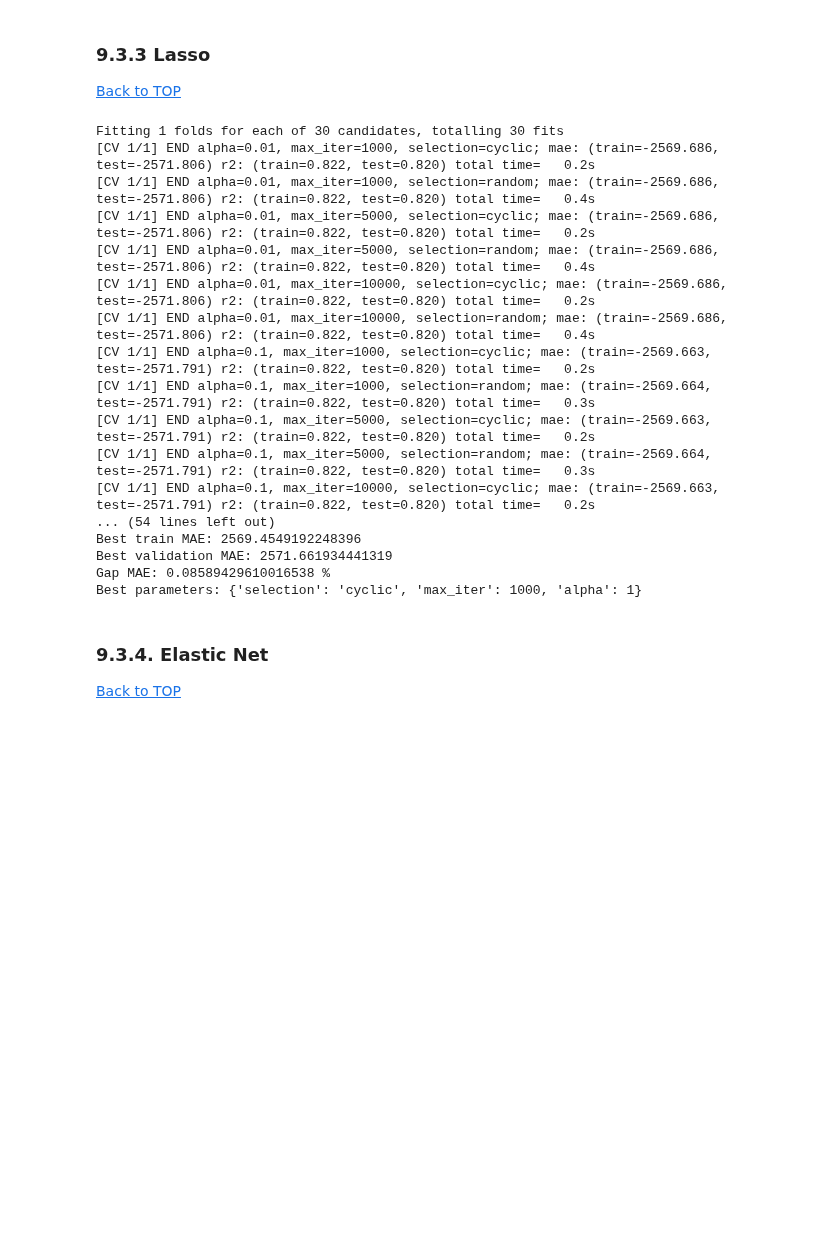
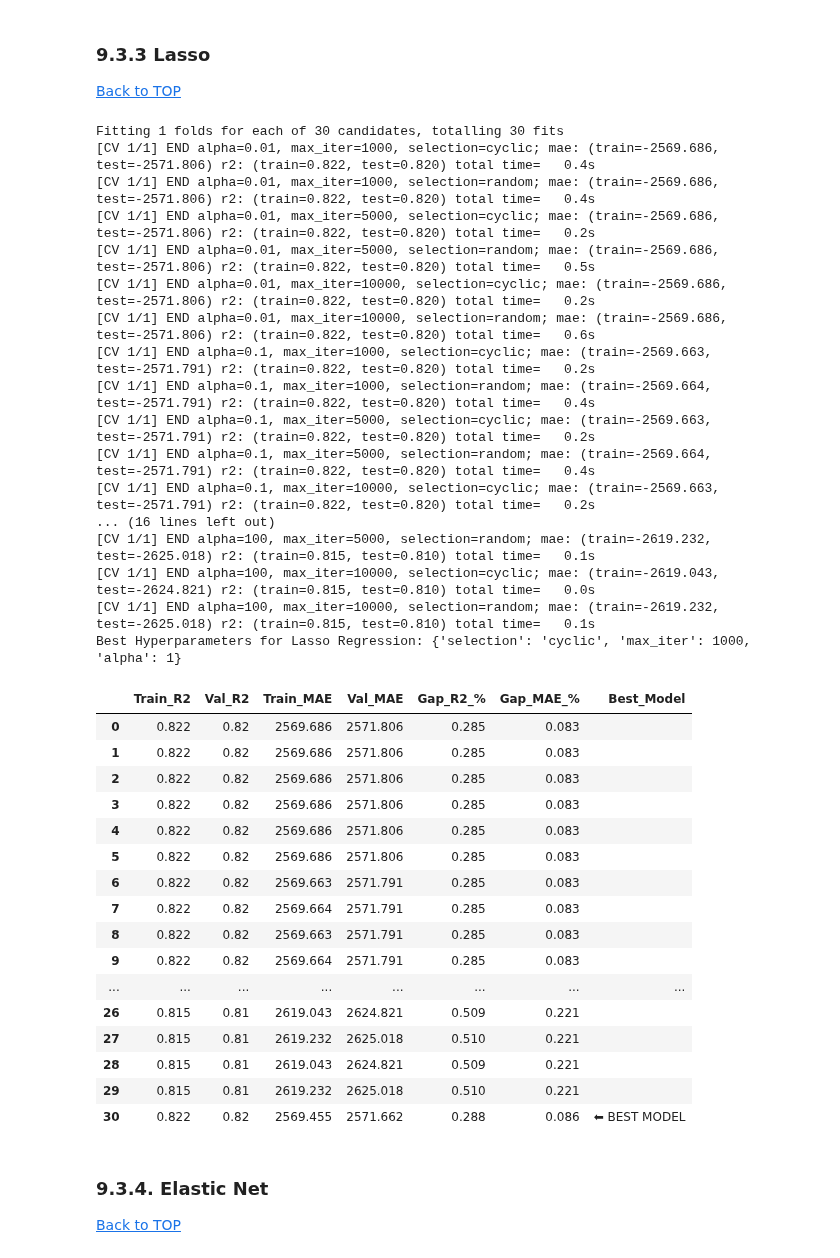
Before and after one commit to mariamiguel720/Machine-Learning-Project-25-26, a Jupyter notebook: ENTREGA FINAL/notebooks/Notebook_Compilado_Maria.ipynb, the cells around one changed output. Cells and saved outputs as stored; diff of their text form; code cells hidden in the pictures; blank space fills up the shorter version.

```diff
--- a/ENTREGA FINAL/notebooks/Notebook_Compilado_Maria.ipynb
+++ b/ENTREGA FINAL/notebooks/Notebook_Compilado_Maria.ipynb
@@ -1076,44 +1091,63 @@ Best parameters: {'solver': 'auto', 'alpha': 100}
 # Lasso Regression with Randomized Search CV
 model_lasso = Lasso(random_state=42)
 
 # Define parameter grid for Lasso Regression
 param_grid_lasso = {
     "alpha": [0.01, 0.1, 1, 10, 100],
     "max_iter": [1000, 5000, 10000],
     "selection": ['cyclic', 'random']
 }
 # Apply Randomized Search CV for Lasso Regression
 rsCV_lasso = apply_randomized_search_cv(
     model_lasso,
     param_grid_lasso,
     iterations=30,
     scoring=scoring,
     refit='mae',
     pred_split=ps,
     X_fit=X_combined,
     y_fit=y_combined
 )
 
 # Check results
-evaluate_model(rsCV_lasso)
+df, best_params_lasso = evaluate_model(rsCV_lasso)
+print("\033[1mBest Hyperparameters for Lasso Regression:\033[0m", best_params_lasso)
+df
 # %% [output]
 Fitting 1 folds for each of 30 candidates, totalling 30 fits
-[CV 1/1] END alpha=0.01, max_iter=1000, selection=cyclic; mae: (train=-2569.686, test=-2571.806) r2: (train=0.822, test=0.820) total time=   0.2s
+[CV 1/1] END alpha=0.01, max_iter=1000, selection=cyclic; mae: (train=-2569.686, test=-2571.806) r2: (train=0.822, test=0.820) total time=   0.4s
 [CV 1/1] END alpha=0.01, max_iter=1000, selection=random; mae: (train=-2569.686, test=-2571.806) r2: (train=0.822, test=0.820) total time=   0.4s
 [CV 1/1] END alpha=0.01, max_iter=5000, selection=cyclic; mae: (train=-2569.686, test=-2571.806) r2: (train=0.822, test=0.820) total time=   0.2s
-[CV 1/1] END alpha=0.01, max_iter=5000, selection=random; mae: (train=-2569.686, test=-2571.806) r2: (train=0.822, test=0.820) total time=   0.4s
+[CV 1/1] END alpha=0.01, max_iter=5000, selection=random; mae: (train=-2569.686, test=-2571.806) r2: (train=0.822, test=0.820) total time=   0.5s
 [CV 1/1] END alpha=0.01, max_iter=10000, selection=cyclic; mae: (train=-2569.686, test=-2571.806) r2: (train=0.822, test=0.820) total time=   0.2s
-[CV 1/1] END alpha=0.01, max_iter=10000, selection=random; mae: (train=-2569.686, test=-2571.806) r2: (train=0.822, test=0.820) total time=   0.4s
+[CV 1/1] END alpha=0.01, max_iter=10000, selection=random; mae: (train=-2569.686, test=-2571.806) r2: (train=0.822, test=0.820) total time=   0.6s
 [CV 1/1] END alpha=0.1, max_iter=1000, selection=cyclic; mae: (train=-2569.663, test=-2571.791) r2: (train=0.822, test=0.820) total time=   0.2s
-[CV 1/1] END alpha=0.1, max_iter=1000, selection=random; mae: (train=-2569.664, test=-2571.791) r2: (train=0.822, test=0.820) total time=   0.3s
+[CV 1/1] END alpha=0.1, max_iter=1000, selection=random; mae: (train=-2569.664, test=-2571.791) r2: (train=0.822, test=0.820) total time=   0.4s
 [CV 1/1] END alpha=0.1, max_iter=5000, selection=cyclic; mae: (train=-2569.663, test=-2571.791) r2: (train=0.822, test=0.820) total time=   0.2s
-[CV 1/1] END alpha=0.1, max_iter=5000, selection=random; mae: (train=-2569.664, test=-2571.791) r2: (train=0.822, test=0.820) total time=   0.3s
+[CV 1/1] END alpha=0.1, max_iter=5000, selection=random; mae: (train=-2569.664, test=-2571.791) r2: (train=0.822, test=0.820) total time=   0.4s
 [CV 1/1] END alpha=0.1, max_iter=10000, selection=cyclic; mae: (train=-2569.663, test=-2571.791) r2: (train=0.822, test=0.820) total time=   0.2s
-... (54 lines left out)
-Best train MAE: 2569.4549192248396
-Best validation MAE: 2571.661934441319
-Gap MAE: 0.08589429610016538 %
-Best parameters: {'selection': 'cyclic', 'max_iter': 1000, 'alpha': 1}
+... (16 lines left out)
+[CV 1/1] END alpha=100, max_iter=5000, selection=random; mae: (train=-2619.232, test=-2625.018) r2: (train=0.815, test=0.810) total time=   0.1s
+[CV 1/1] END alpha=100, max_iter=10000, selection=cyclic; mae: (train=-2619.043, test=-2624.821) r2: (train=0.815, test=0.810) total time=   0.0s
+[CV 1/1] END alpha=100, max_iter=10000, selection=random; mae: (train=-2619.232, test=-2625.018) r2: (train=0.815, test=0.810) total time=   0.1s
+Best Hyperparameters for Lasso Regression: {'selection': 'cyclic', 'max_iter': 1000, 'alpha': 1}
+|  | Train_R2 | Val_R2 | Train_MAE | Val_MAE | Gap_R2_% | Gap_MAE_% | Best_Model |
+| 0 | 0.822 | 0.82 | 2569.686 | 2571.806 | 0.285 | 0.083 |  |
+| 1 | 0.822 | 0.82 | 2569.686 | 2571.806 | 0.285 | 0.083 |  |
+| 2 | 0.822 | 0.82 | 2569.686 | 2571.806 | 0.285 | 0.083 |  |
+| 3 | 0.822 | 0.82 | 2569.686 | 2571.806 | 0.285 | 0.083 |  |
+| 4 | 0.822 | 0.82 | 2569.686 | 2571.806 | 0.285 | 0.083 |  |
+| 5 | 0.822 | 0.82 | 2569.686 | 2571.806 | 0.285 | 0.083 |  |
+| 6 | 0.822 | 0.82 | 2569.663 | 2571.791 | 0.285 | 0.083 |  |
+| 7 | 0.822 | 0.82 | 2569.664 | 2571.791 | 0.285 | 0.083 |  |
+| 8 | 0.822 | 0.82 | 2569.663 | 2571.791 | 0.285 | 0.083 |  |
+| 9 | 0.822 | 0.82 | 2569.664 | 2571.791 | 0.285 | 0.083 |  |
+| ... | ... | ... | ... | ... | ... | ... | ... |
+| 26 | 0.815 | 0.81 | 2619.043 | 2624.821 | 0.509 | 0.221 |  |
+| 27 | 0.815 | 0.81 | 2619.232 | 2625.018 | 0.510 | 0.221 |  |
+| 28 | 0.815 | 0.81 | 2619.043 | 2624.821 | 0.509 | 0.221 |  |
+| 29 | 0.815 | 0.81 | 2619.232 | 2625.018 | 0.510 | 0.221 |  |
+| 30 | 0.822 | 0.82 | 2569.455 | 2571.662 | 0.288 | 0.086 | ⬅ BEST MODEL |
 # %% [markdown]
 <a class="anchor" id="9_3_4">
 
```
Also changed, not shown: parts of 31 cells of this notebook, 3 other files.
